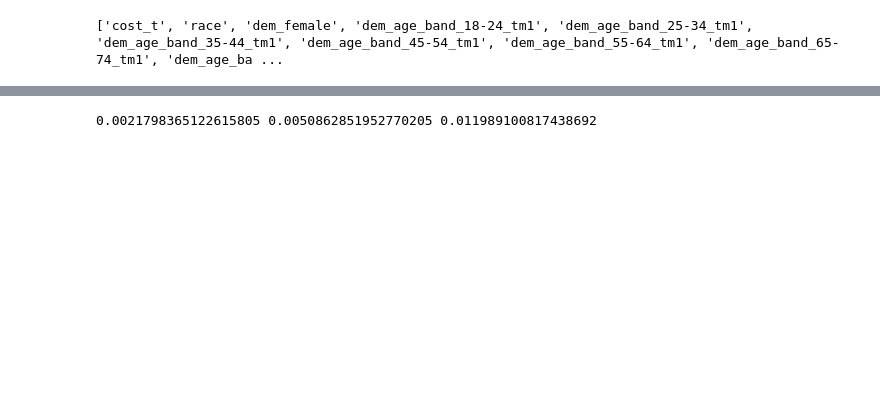
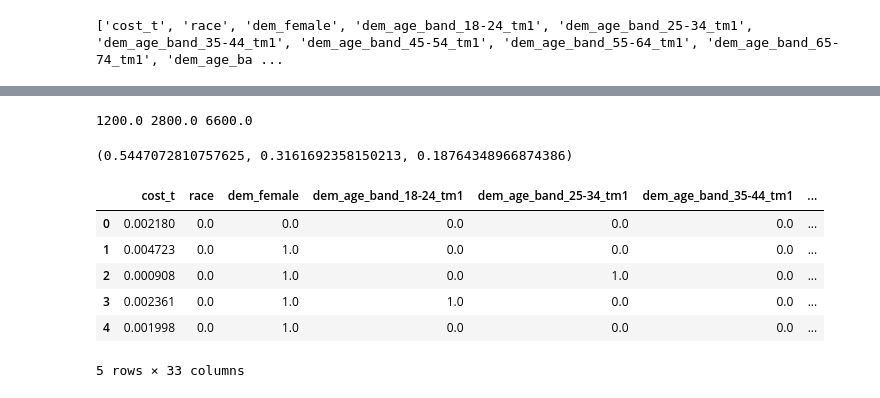
Before and after one commit to mqwangwa/rashomon, a Jupyter notebook: clean_obermeyer.ipynb, the cells around one changed output, grey strips where cells are left out. Saved outputs shown, nothing was run; the diff lists cells and outputs as text; code cells hidden in the pictures; blank space fills up the shorter version.

```diff
--- a/clean_obermeyer.ipynb
+++ b/clean_obermeyer.ipynb
@@ -49,8 +44,22 @@ print(threshold_25, threshold_50, threshold_75)
+# %%
+qualified_cost_75, qualified_cost_50, qualified_cost_25 = df["cost_t"].dropna().quantile([0.25, 0.50, 0.75])
+print(qualified_cost_75, qualified_cost_50, qualified_cost_25)
+
+df['qualified_cost_75'] = df['cost_t'].apply(lambda x: 1 if x >= qualified_cost_75 else 0)
+df['qualified_cost_50'] = df['cost_t'].apply(lambda x: 1 if x >= qualified_cost_50 else 0)
+df['qualified_cost_25'] = df['cost_t'].apply(lambda x: 1 if x >= qualified_cost_25 else 0)
+# %% [output]
+1200.0 2800.0 6600.0
+# %%
+len(df[df["gagne_sum_t"]>=1])/len(df), len(df[df["gagne_sum_t"]>=2])/len(df), len(df[df["gagne_sum_t"]>=3])/len(df)
+# %% [output]
+(0.5447072810757625, 0.3161692358150213, 0.18764348966874386)
+# %%
+df['qualified_gagne_3'] = df['gagne_sum_t'].apply(lambda x: 1 if x >= 3 else 0)
+df['qualified_gagne_2'] = df['gagne_sum_t'].apply(lambda x: 1 if x >= 2 else 0)
+df['qualified_gagne_1'] = df['gagne_sum_t'].apply(lambda x: 1 if x >= 1 else 0)
 # %%
 df.loc[:, 'race'] = df['race'].apply(lambda x: 1 if x=="black" else 0)
-df['threshold_25'] = df['cost_t'].apply(lambda x: 1 if x >= threshold_25 else 0)
-df['threshold_50'] = df['cost_t'].apply(lambda x: 1 if x >= threshold_50 else 0)
-df['threshold_75'] = df['cost_t'].apply(lambda x: 1 if x >= threshold_75 else 0)
 for column_name in column_names:
     if column_name == "gagne_sum_t":
         continue
@@ -59,10 +68,15 @@ for column_name in column_names:
     else:
         df[column_name] = (df[column_name]-df[column_name].min()) / (df[column_name].max() - df[column_name].min())
 df['person_id'] = df.index
-# %%
-threshold_25, threshold_50, threshold_75 = df["cost_t"].dropna().quantile([0.25, 0.50, 0.75])
-print(threshold_25, threshold_50, threshold_75)
-# %% [output]
-0.0021798365122615805 0.0050862851952770205 0.011989100817438692
+# %%
+df.head()
+# %% [output]
+|  | cost_t | race | dem_female | dem_age_band_18-24_tm1 | dem_age_band_25-34_tm1 | dem_age_band_35-44_tm1 | ... |
+| 0 | 0.002180 | 0.0 | 0.0 | 0.0 | 0.0 | 0.0 | ... |
+| 1 | 0.004723 | 0.0 | 1.0 | 0.0 | 0.0 | 0.0 | ... |
+| 2 | 0.000908 | 0.0 | 1.0 | 0.0 | 1.0 | 0.0 | ... |
+| 3 | 0.002361 | 0.0 | 1.0 | 1.0 | 0.0 | 0.0 | ... |
+| 4 | 0.001998 | 0.0 | 1.0 | 0.0 | 0.0 | 0.0 | ... |
+5 rows × 33 columns
 # %%
 df.to_csv(output_file, index=False)
```
Also changed, not shown: parts of 1 cell of this notebook, 7 other files.
